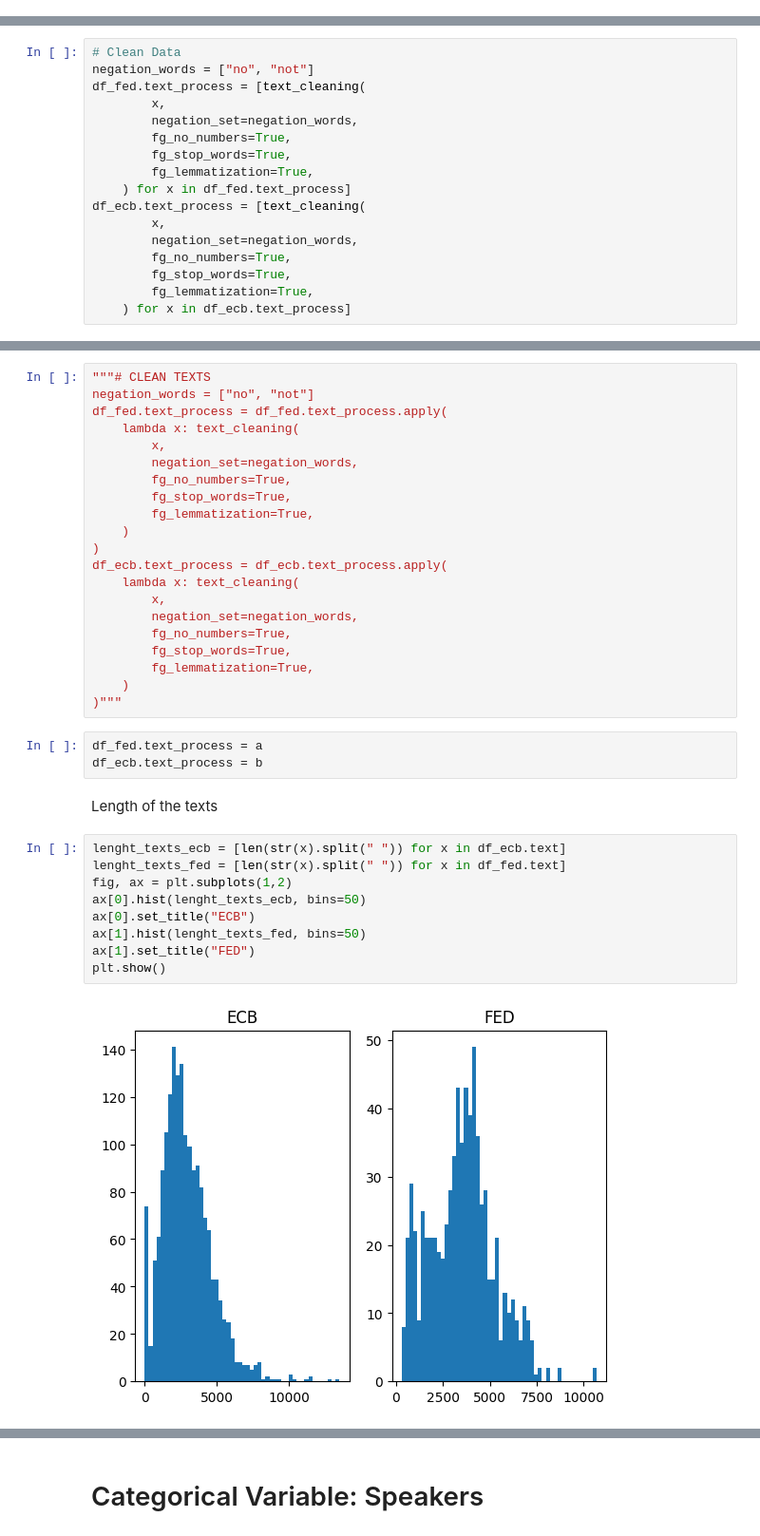
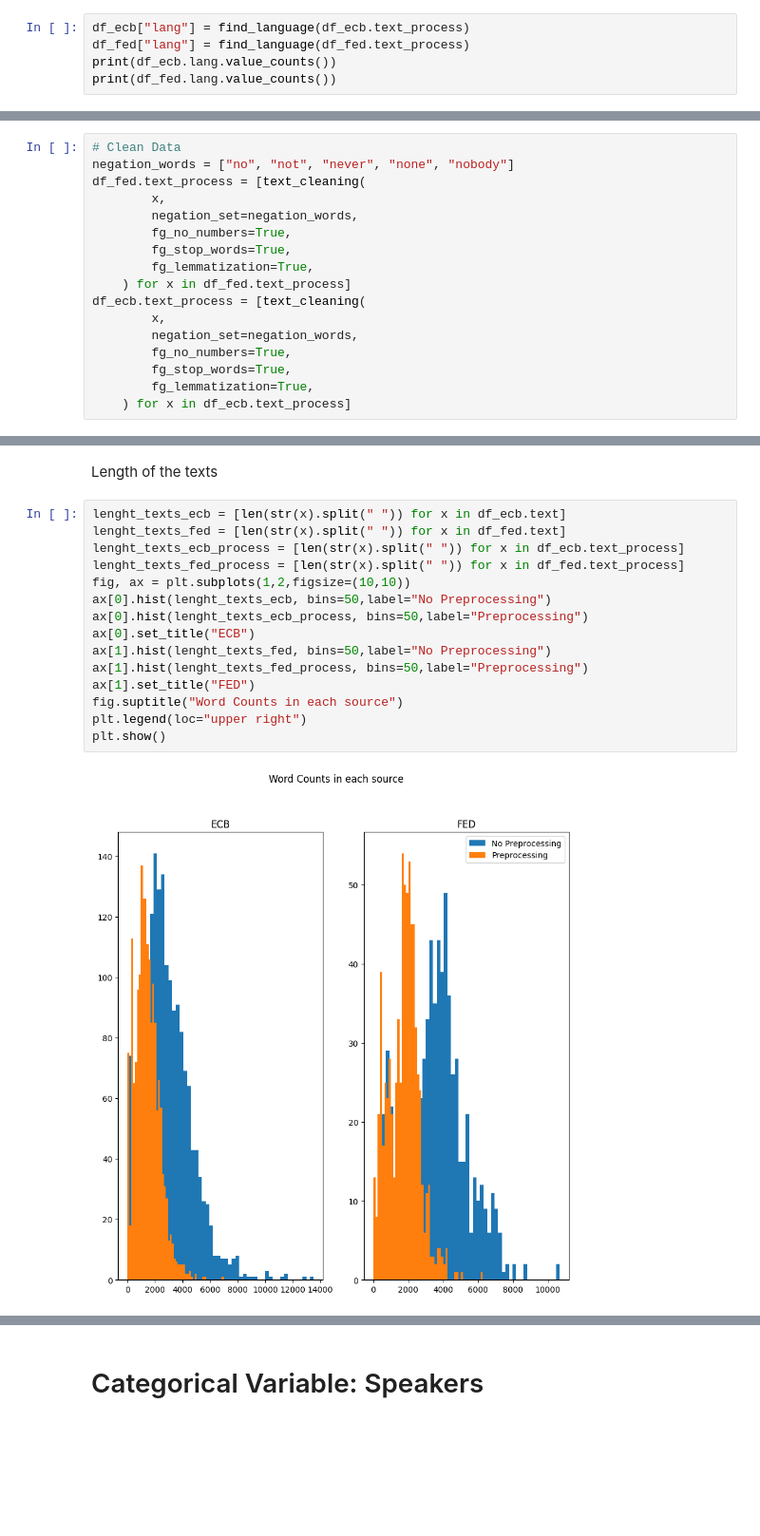
Before and after one commit to vincent-lagarde/Challenge_Natixis_NLP_Finance, a Jupyter notebook: notebooks/data_preprocessing.ipynb, the cells around one changed output, grey strips where cells are left out. Shown at 95% size. Drawn from its saved outputs; the diff is of its cells as text; blank space fills up the shorter version.

```diff
--- a/notebooks/data_preprocessing.ipynb
+++ b/notebooks/data_preprocessing.ipynb
@@ -67,0 +82,5 @@ df_ecb.loc[index_no_texts, "text_process"] = df_ecb.loc[index_no_texts, "title"]
+# %%
+df_ecb["lang"] = find_language(df_ecb.text_process)
+df_fed["lang"] = find_language(df_fed.text_process)
+print(df_ecb.lang.value_counts())
+print(df_fed.lang.value_counts())
@@ -69,7 +118,7 @@ df_ecb.loc[index_no_texts, "text_process"] = df_ecb.loc[index_no_texts, "title"]
 ## Remove special characters, stop words, Lemmatization...
 # %%
 # Clean Data
-negation_words = ["no", "not"]
+negation_words = ["no", "not", "never", "none", "nobody"]
 df_fed.text_process = [text_cleaning(
         x,
         negation_set=negation_words,
@@ -91,37 +136,19 @@ Less efficient
-# %%
-"""# CLEAN TEXTS
-negation_words = ["no", "not"]
-df_fed.text_process = df_fed.text_process.apply(
-    lambda x: text_cleaning(
-        x,
-        negation_set=negation_words,
-        fg_no_numbers=True,
-        fg_stop_words=True,
-        fg_lemmatization=True,
-    )
-)
-df_ecb.text_process = df_ecb.text_process.apply(
-    lambda x: text_cleaning(
-        x,
-        negation_set=negation_words,
-        fg_no_numbers=True,
-        fg_stop_words=True,
-        fg_lemmatization=True,
-    )
-)"""
-# %%
-df_fed.text_process = a
-df_ecb.text_process = b
 # %% [markdown]
 Length of the texts
 # %%
 lenght_texts_ecb = [len(str(x).split(" ")) for x in df_ecb.text]
 lenght_texts_fed = [len(str(x).split(" ")) for x in df_fed.text]
-fig, ax = plt.subplots(1,2)
-ax[0].hist(lenght_texts_ecb, bins=50)
+lenght_texts_ecb_process = [len(str(x).split(" ")) for x in df_ecb.text_process]
+lenght_texts_fed_process = [len(str(x).split(" ")) for x in df_fed.text_process]
+fig, ax = plt.subplots(1,2,figsize=(10,10))
+ax[0].hist(lenght_texts_ecb, bins=50,label="No Preprocessing")
+ax[0].hist(lenght_texts_ecb_process, bins=50,label="Preprocessing")
 ax[0].set_title("ECB")
-ax[1].hist(lenght_texts_fed, bins=50)
+ax[1].hist(lenght_texts_fed, bins=50,label="No Preprocessing")
+ax[1].hist(lenght_texts_fed_process, bins=50,label="Preprocessing")
 ax[1].set_title("FED")
+fig.suptitle("Word Counts in each source")
+plt.legend(loc="upper right")
 plt.show()
 # %% [output]
-[figure, old version]
+[figure, new version]
```
Also changed, not shown: parts of 60 cells of this notebook, 7 other files.
